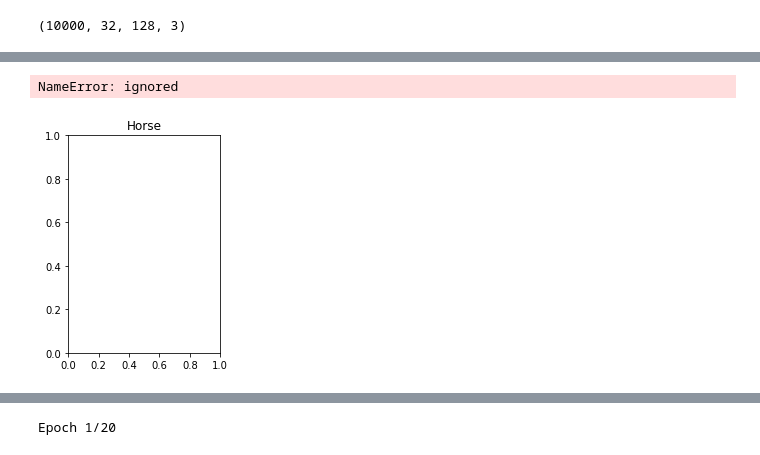
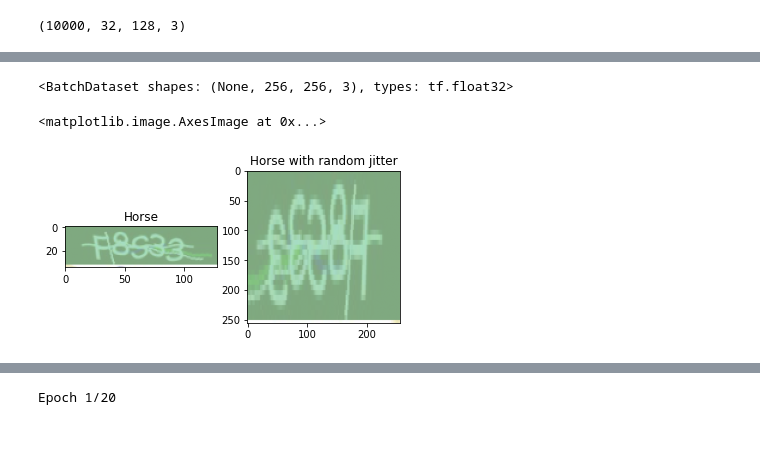
Before and after one commit to nojihun/captcha--deep-learning, a Jupyter notebook: captcha.ipynb, the cells around one changed output, grey strips where cells are left out. Saved outputs shown, nothing was run; the diff lists cells and outputs as text; code cells hidden in the pictures.

```diff
--- a/captcha.ipynb
+++ b/captcha.ipynb
@@ -338,0 +372,4 @@ AUTOTUNE = tf.data.experimental.AUTOTUNE
+# %%
+train_horses
+# %% [output]
+<BatchDataset shapes: (None, 256, 256, 3), types: tf.float32>
@@ -339,11 +379,11 @@ AUTOTUNE = tf.data.experimental.AUTOTUNE
 # %%
 plt.subplot(121)
 plt.title('Horse')
-plt.imshow(x_train[0] * 0.5 + 0.5)
+plt.imshow(train[0] * 0.5 + 0.5)
 
 plt.subplot(122)
 plt.title('Horse with random jitter')
-plt.imshow(random_jitter(x_train[0]) * 0.5 + 0.5)
+plt.imshow(random_jitter(train[0]) * 0.5 + 0.5)
 # %% [output]
-NameError: ignored
+<matplotlib.image.AxesImage at 0x...>
-[figure, old version]
+[figure, new version]
```
Also changed, not shown: parts of 21 cells of this notebook.
